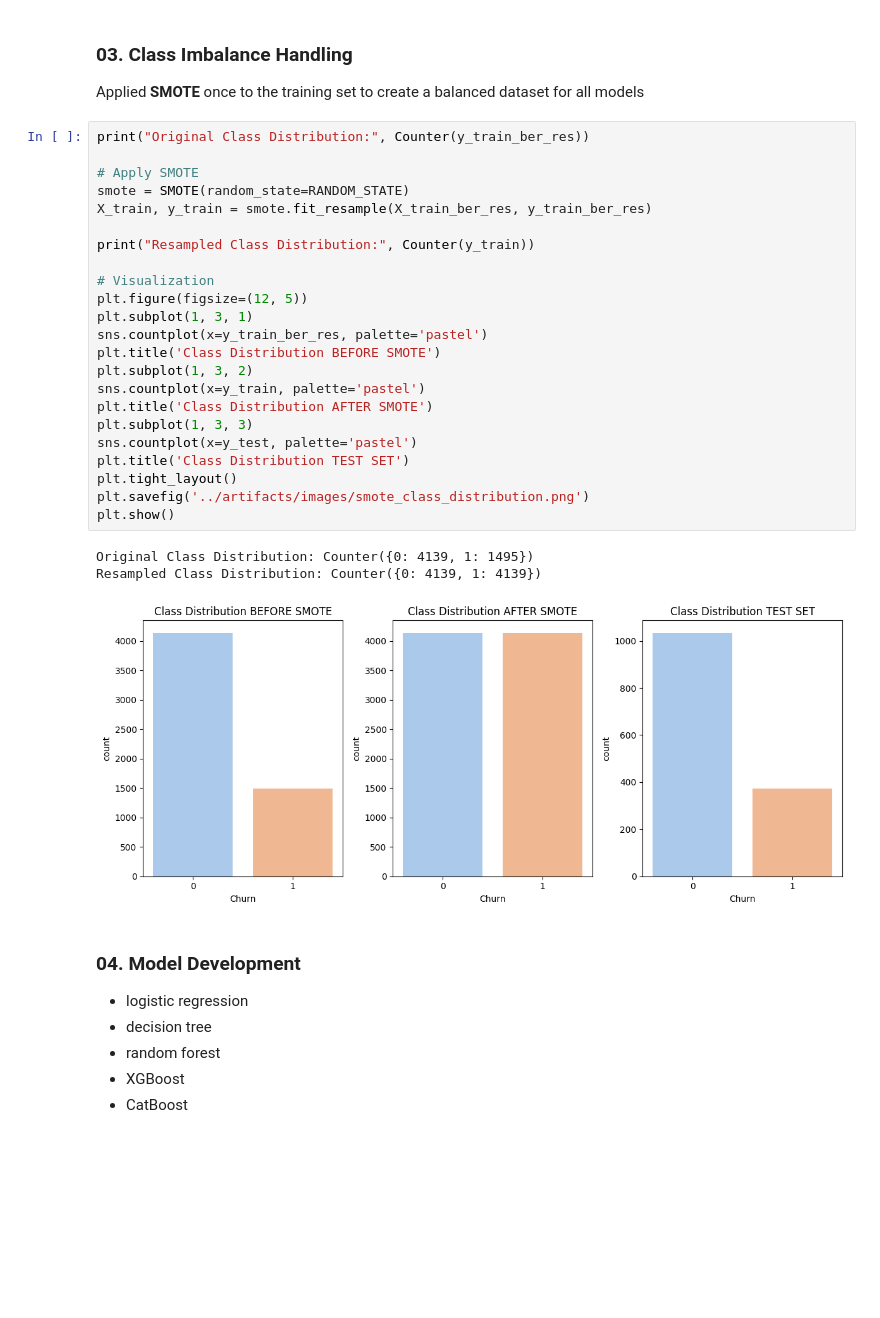
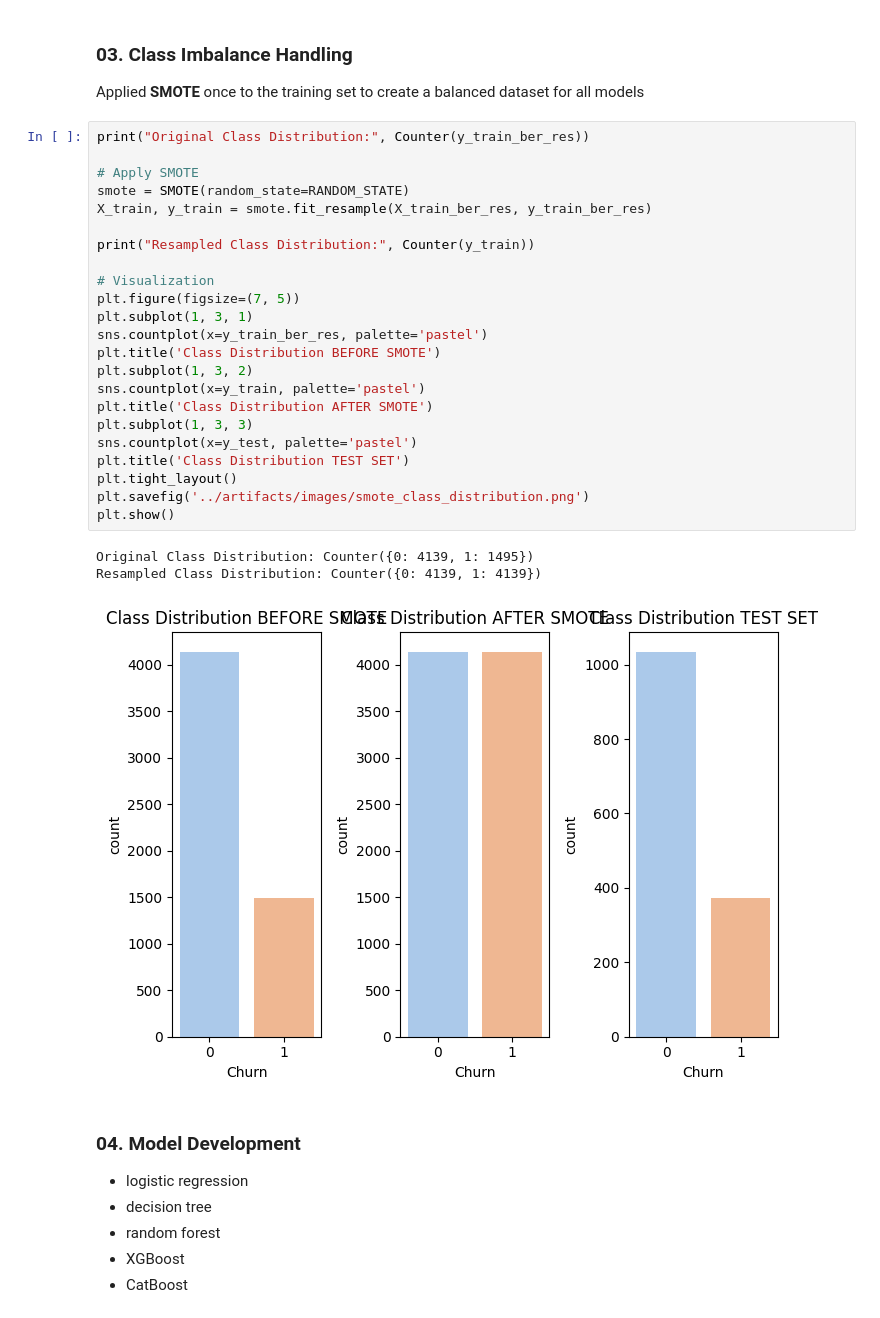
Before and after one commit to p-sahas/advanced-telco-customer-churn, a Jupyter notebook: Notebooks/03_model_deploment.ipynb, the cells around one changed output. Drawn from its saved outputs; the diff is of its cells as text; blank space fills up the shorter version.

```diff
--- a/Notebooks/03_model_deploment.ipynb
+++ b/Notebooks/03_model_deploment.ipynb
@@ -79,30 +79,30 @@ Applied **SMOTE** once to the training set to create a balanced dataset for all
 # %%
 print("Original Class Distribution:", Counter(y_train_ber_res))
 
 # Apply SMOTE
 smote = SMOTE(random_state=RANDOM_STATE)
 X_train, y_train = smote.fit_resample(X_train_ber_res, y_train_ber_res)
 
 print("Resampled Class Distribution:", Counter(y_train))
 
 # Visualization
-plt.figure(figsize=(12, 5))
+plt.figure(figsize=(7, 5))
 plt.subplot(1, 3, 1)
 sns.countplot(x=y_train_ber_res, palette='pastel')
 plt.title('Class Distribution BEFORE SMOTE')
 plt.subplot(1, 3, 2)
 sns.countplot(x=y_train, palette='pastel')
 plt.title('Class Distribution AFTER SMOTE')
 plt.subplot(1, 3, 3)
 sns.countplot(x=y_test, palette='pastel')
 plt.title('Class Distribution TEST SET')
 plt.tight_layout()
 plt.savefig('../artifacts/images/smote_class_distribution.png')
 plt.show()
 # %% [output]
 Original Class Distribution: Counter({0: 4139, 1: 1495})
 Resampled Class Distribution: Counter({0: 4139, 1: 4139})
-[figure, old version]
+[figure, new version]
 # %% [markdown]
 ### 04. Model Development
 
```
Also changed, not shown: parts of 4 cells of this notebook.
